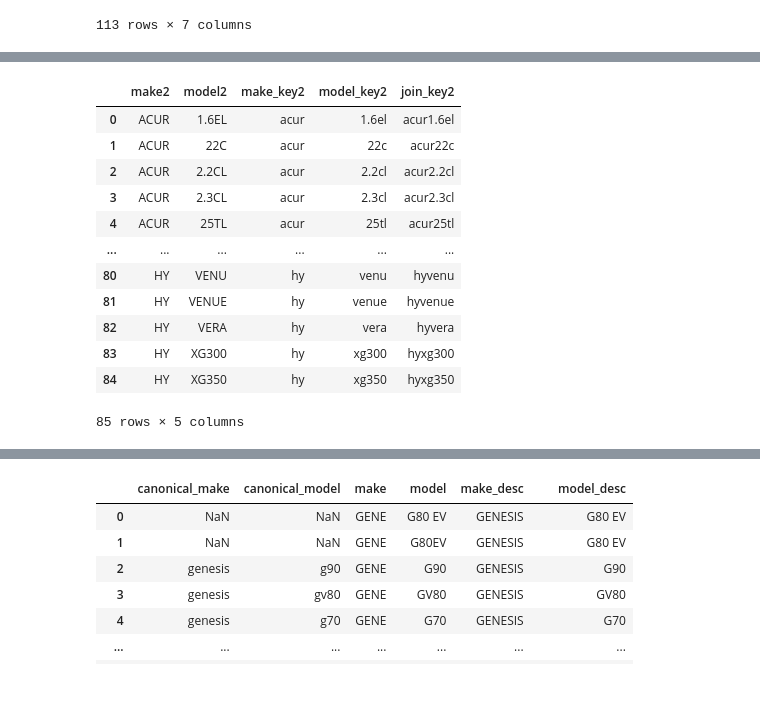
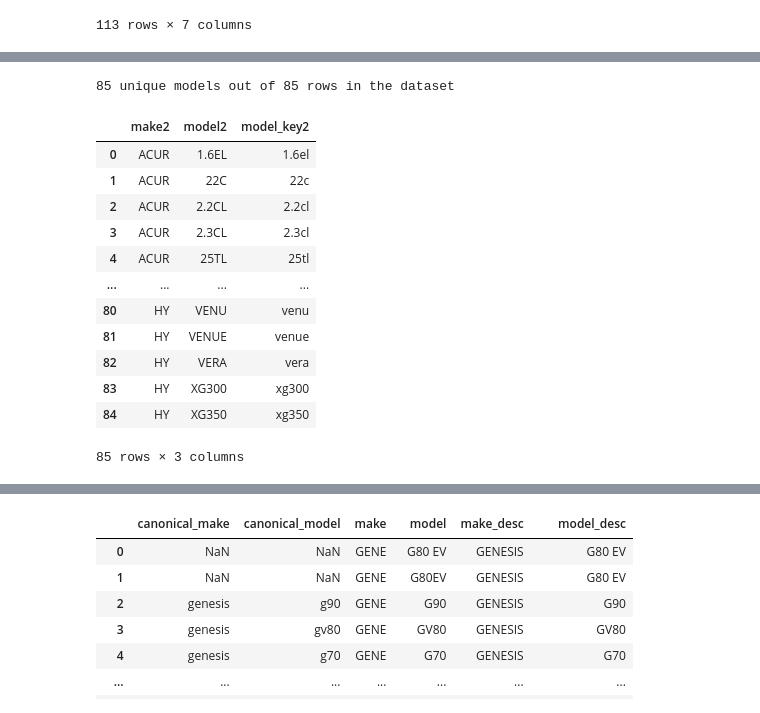
Before and after one commit to RaphaelTeo/Telepathy-Q1, a Jupyter notebook: main.ipynb, the cells around one changed output, grey strips where cells are left out. Cells and saved outputs as stored; diff of their text form; code cells hidden in the pictures.

```diff
--- a/main.ipynb
+++ b/main.ipynb
@@ -61,22 +258,23 @@ df_m1_keyed
 # %%
 # Model 2- data cleaning and create keys
 df_m2_renamed = df_m2.rename({'Make':'make2', 'Model':'model2'}, axis=1)
 df_m2_keyed = df_m2_renamed.copy()
-df_m2_keyed['make_key2'] = df_m2_keyed['make2'].apply(lambda x: x.lower().strip())
+unique_models = len(pd.unique(df_m2_renamed['model2']))
+print(f'{unique_models} unique models out of {len(df_m2_renamed.index)} rows in the dataset')
 df_m2_keyed['model_key2'] = df_m2_keyed['model2'].apply(lambda x: x.lower().strip())
-df_m2_keyed['join_key2'] = df_m2_keyed['make_key2'] + df_m2_keyed['model_key2']
 df_m2_keyed
 # %% [output]
+85 unique models out of 85 rows in the dataset
-|  | make2 | model2 | make_key2 | model_key2 | join_key2 |
-| 0 | ACUR | 1.6EL | acur | 1.6el | acur1.6el |
-| 1 | ACUR | 22C | acur | 22c | acur22c |
-| 2 | ACUR | 2.2CL | acur | 2.2cl | acur2.2cl |
-| 3 | ACUR | 2.3CL | acur | 2.3cl | acur2.3cl |
-| 4 | ACUR | 25TL | acur | 25tl | acur25tl |
-| ... | ... | ... | ... | ... | ... |
-| 80 | HY | VENU | hy | venu | hyvenu |
-| 81 | HY | VENUE | hy | venue | hyvenue |
-| 82 | HY | VERA | hy | vera | hyvera |
-| 83 | HY | XG300 | hy | xg300 | hyxg300 |
-| 84 | HY | XG350 | hy | xg350 | hyxg350 |
+|  | make2 | model2 | model_key2 |
+| 0 | ACUR | 1.6EL | 1.6el |
+| 1 | ACUR | 22C | 22c |
+| 2 | ACUR | 2.2CL | 2.2cl |
+| 3 | ACUR | 2.3CL | 2.3cl |
+| 4 | ACUR | 25TL | 25tl |
+| ... | ... | ... | ... |
+| 80 | HY | VENU | venu |
+| 81 | HY | VENUE | venue |
+| 82 | HY | VERA | vera |
+| 83 | HY | XG300 | xg300 |
+| 84 | HY | XG350 | xg350 |
-85 rows × 5 columns
+85 rows × 3 columns
```
Also changed, not shown: parts of 20 cells of this notebook, 1 other file.
